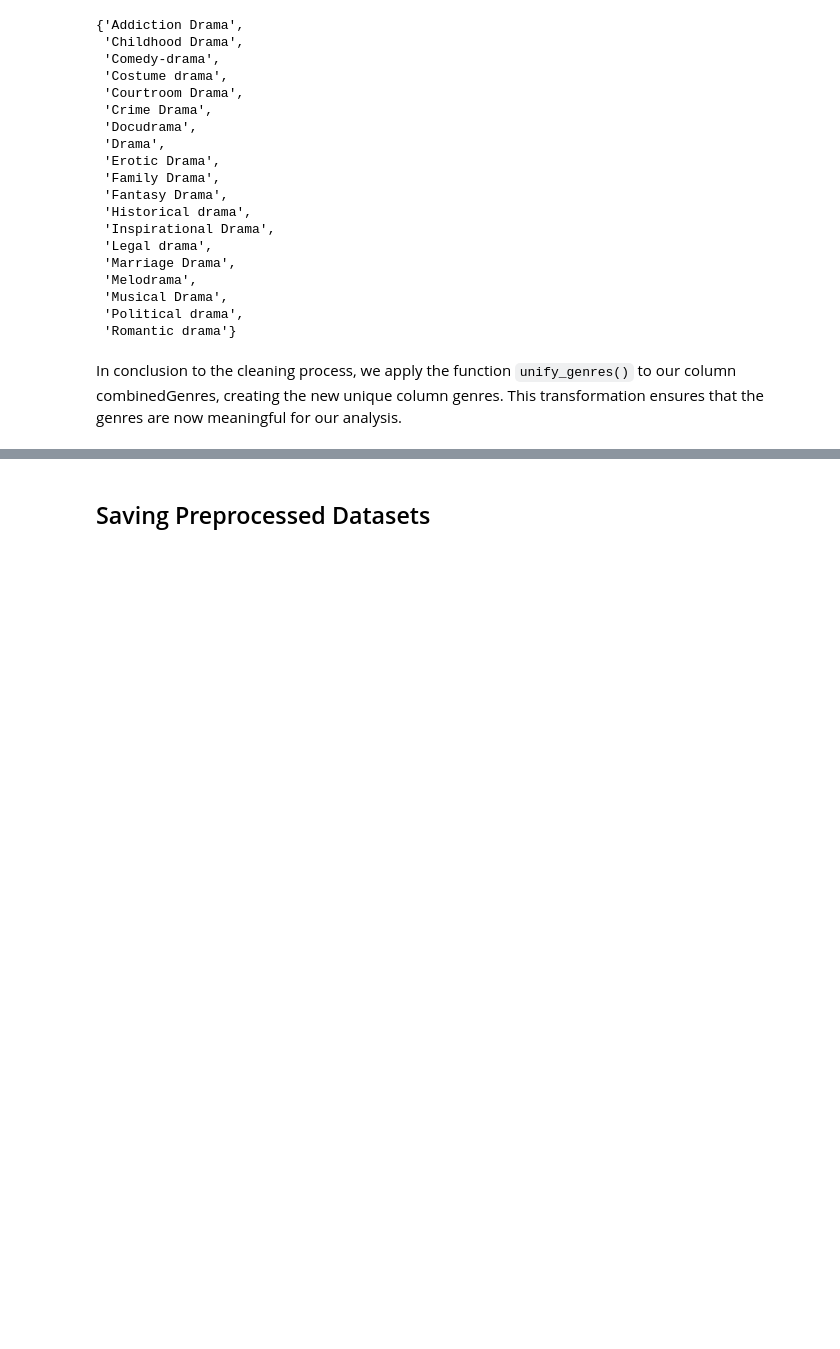
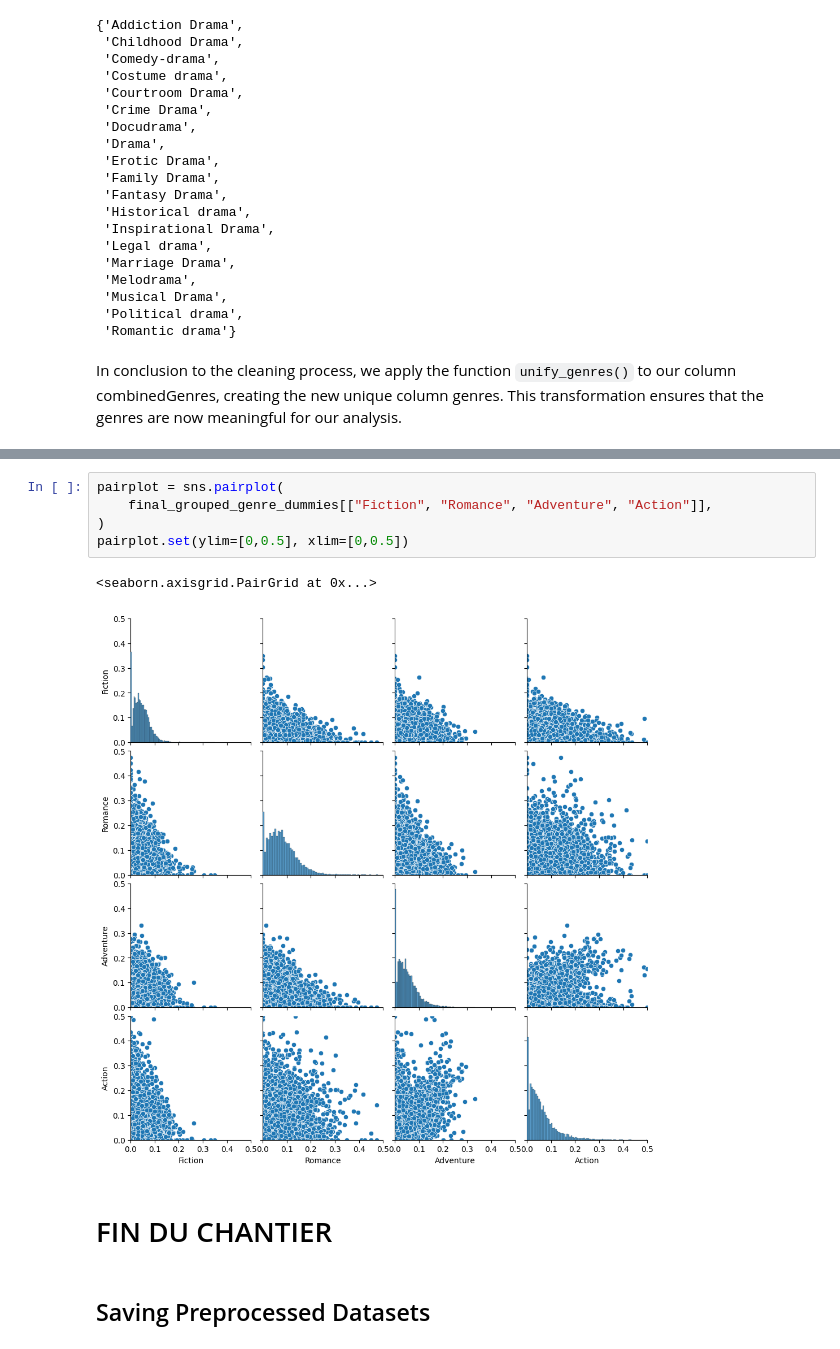
Before and after one commit to epfl-ada/ada-2023-project-lovelace, a Jupyter notebook: Code/project_milestone_2.ipynb, the cells around one changed output, grey strips where cells are left out. Cells and saved outputs as stored; diff of their text form; blank space fills up the shorter version.

```diff
--- a/Code/project_milestone_2.ipynb
+++ b/Code/project_milestone_2.ipynb
@@ -407,3 +609,13 @@ Proportion of missing values in column genres 3.72%
+# %%
+pairplot = sns.pairplot(
+    final_grouped_genre_dummies[["Fiction", "Romance", "Adventure", "Action"]],
+)
+pairplot.set(ylim=[0,0.5], xlim=[0,0.5])
+# %% [output]
+<seaborn.axisgrid.PairGrid at 0x...>
+[figure, added]
+# %% [markdown]
+# FIN DU CHANTIER
 # %% [markdown]
 ## Saving Preprocessed Datasets
 # %% [markdown]
```
Also changed, not shown: parts of 39 cells of this notebook, 5 other files.
